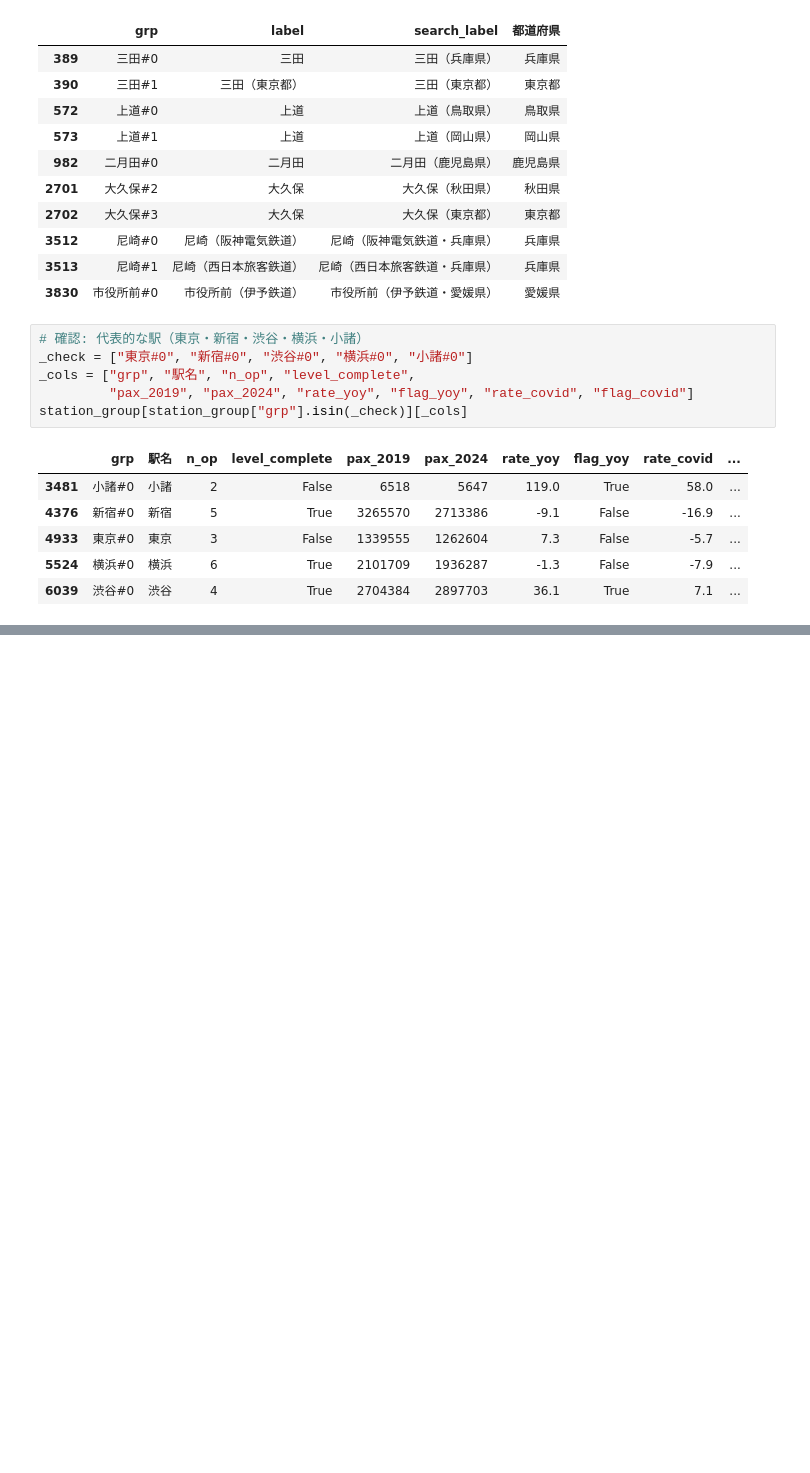
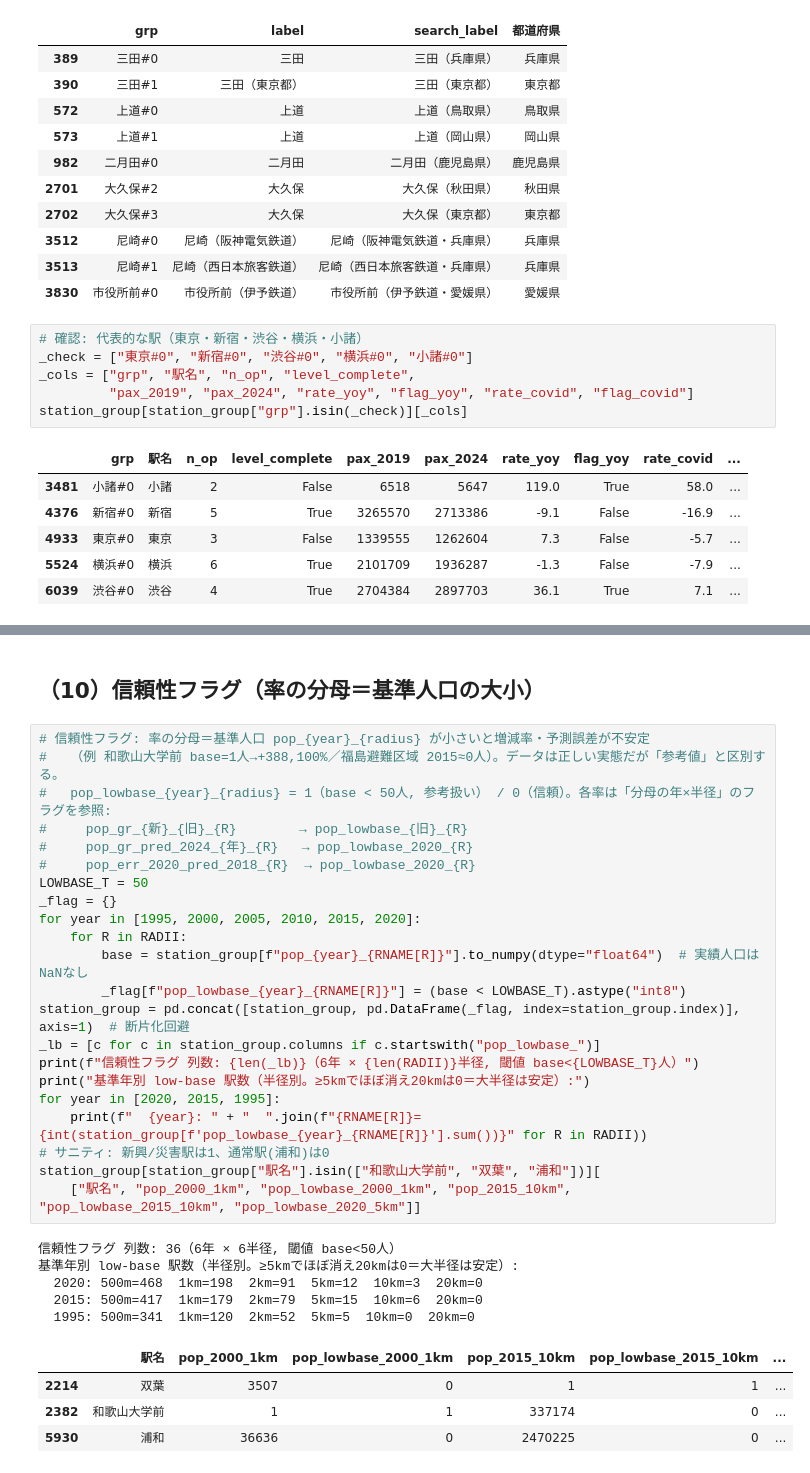
Before and after one commit to kusui26/ai-database-map, a Jupyter notebook: script/create_dataset_for_AI_Database_Map.ipynb, the cells around one changed output, grey strips where cells are left out. Drawn from its saved outputs; the diff is of its cells as text; blank space fills up the shorter version.

```diff
--- a/script/create_dataset_for_AI_Database_Map.ipynb
+++ b/script/create_dataset_for_AI_Database_Map.ipynb
@@ -550 +817,35 @@ station_group[station_group["grp"].isin(["東京#0","新宿#0","渋谷#0","横
+# %% [markdown]
+## （10）信頼性フラグ（率の分母＝基準人口の大小）
+# %%
+# 信頼性フラグ: 率の分母＝基準人口 pop_{year}_{radius} が小さいと増減率・予測誤差が不安定
+#   （例 和歌山大学前 base=1人→+388,100%／福島避難区域 2015≈0人）。データは正しい実態だが「参考値」と区別する。
+#   pop_lowbase_{year}_{radius} = 1（base < 50人, 参考扱い） / 0（信頼）。各率は「分母の年×半径」のフラグを参照:
+#     pop_gr_{新}_{旧}_{R}        → pop_lowbase_{旧}_{R}
+#     pop_gr_pred_2024_{年}_{R}   → pop_lowbase_2020_{R}
+#     pop_err_2020_pred_2018_{R}  → pop_lowbase_2020_{R}
+LOWBASE_T = 50
+_flag = {}
+for year in [1995, 2000, 2005, 2010, 2015, 2020]:
+    for R in RADII:
+        base = station_group[f"pop_{year}_{RNAME[R]}"].to_numpy(dtype="float64")  # 実績人口はNaNなし
+        _flag[f"pop_lowbase_{year}_{RNAME[R]}"] = (base < LOWBASE_T).astype("int8")
+station_group = pd.concat([station_group, pd.DataFrame(_flag, index=station_group.index)], axis=1)  # 断片化回避
+_lb = [c for c in station_group.columns if c.startswith("pop_lowbase_")]
+print(f"信頼性フラグ 列数: {len(_lb)}（6年 × {len(RADII)}半径, 閾値 base<{LOWBASE_T}人）")
+print("基準年別 low-base 駅数（半径別。≥5kmでほぼ消え20kmは0＝大半径は安定）:")
+for year in [2020, 2015, 1995]:
+    print(f"  {year}: " + "  ".join(f"{RNAME[R]}={int(station_group[f'pop_lowbase_{year}_{RNAME[R]}'].sum())}" for R in RADII))
+# サニティ: 新興/災害駅は1、通常駅(浦和)は0
+station_group[station_group["駅名"].isin(["和歌山大学前", "双葉", "浦和"])][
+    ["駅名", "pop_2000_1km", "pop_lowbase_2000_1km", "pop_2015_10km", "pop_lowbase_2015_10km", "pop_lowbase_2020_5km"]]
+# %% [output]
+信頼性フラグ 列数: 36（6年 × 6半径, 閾値 base<50人）
+基準年別 low-base 駅数（半径別。≥5kmでほぼ消え20kmは0＝大半径は安定）:
+  2020: 500m=468  1km=198  2km=91  5km=12  10km=3  20km=0
+  2015: 500m=417  1km=179  2km=79  5km=15  10km=6  20km=0
+  1995: 500m=341  1km=120  2km=52  5km=5  10km=0  20km=0
+|  | 駅名 | pop_2000_1km | pop_lowbase_2000_1km | pop_2015_10km | pop_lowbase_2015_10km | ... |
+| 2214 | 双葉 | 3507 | 0 | 1 | 1 | ... |
+| 2382 | 和歌山大学前 | 1 | 1 | 337174 | 0 | ... |
+| 5930 | 浦和 | 36636 | 0 | 2470225 | 0 | ... |
 # %%
```
Also changed, not shown: parts of 25 cells of this notebook, 3 other files.
